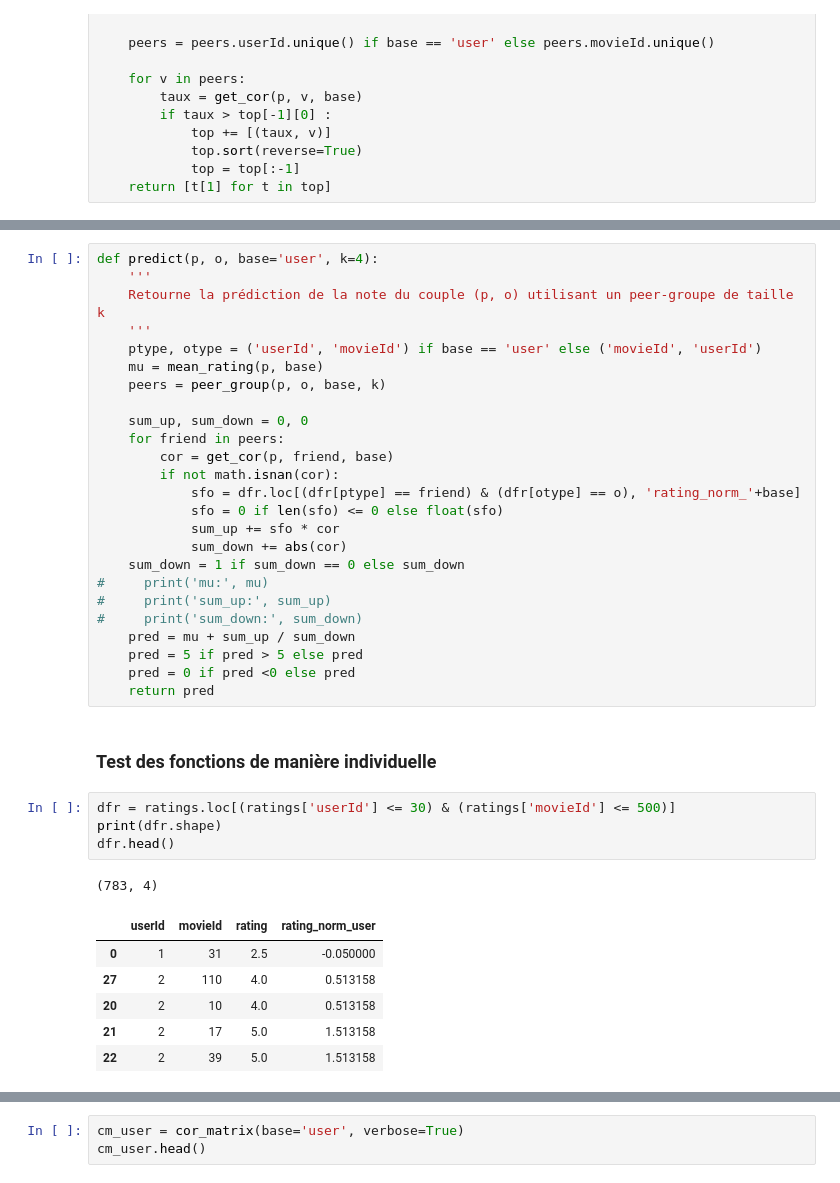
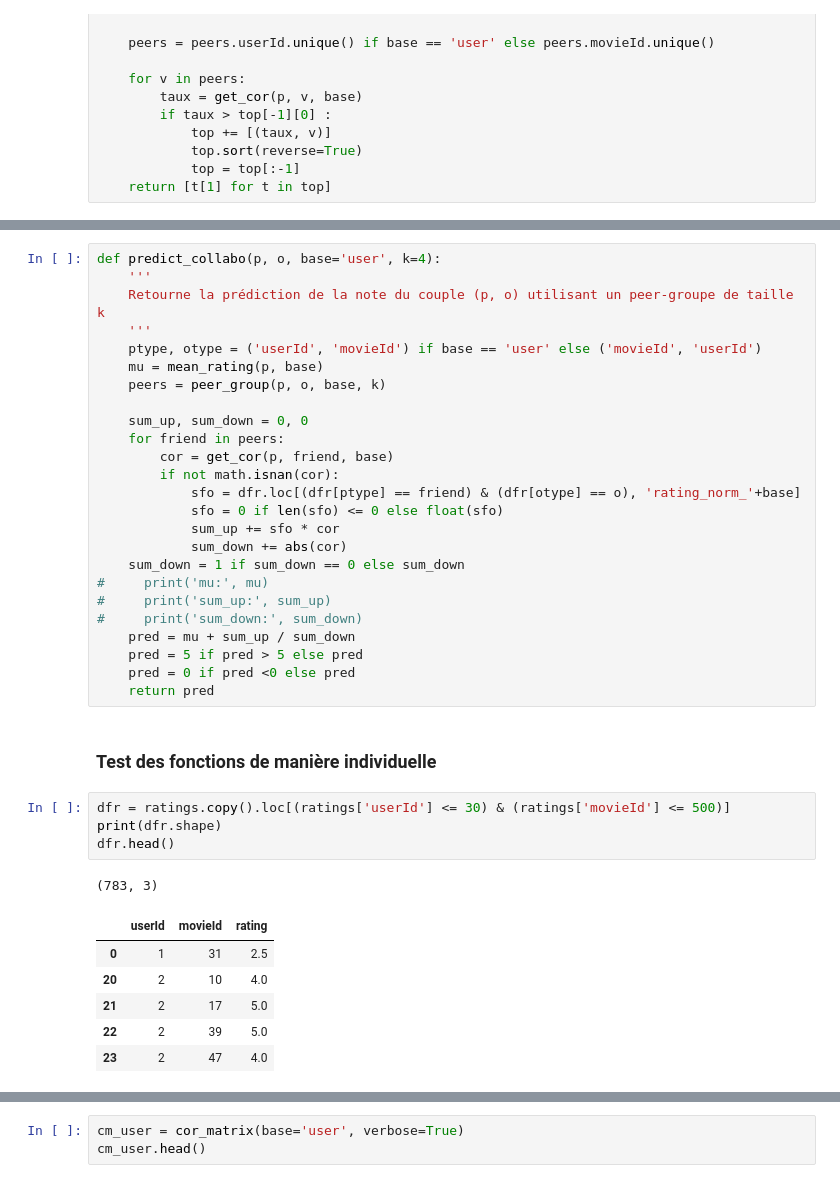
Before and after one commit to AnitaDurr/MovieRecommandation, a Jupyter notebook: MovieNotebook.ipynb, the cells around one changed output, grey strips where cells are left out. Drawn from its saved outputs; the diff is of its cells as text.

```diff
--- a/MovieNotebook.ipynb
+++ b/MovieNotebook.ipynb
@@ -454,5 +531,5 @@ def peer_group(p, o, base='user', k=4):
 # %%
-def predict(p, o, base='user', k=4):
+def predict_collabo(p, o, base='user', k=4):
     '''
     Retourne la prédiction de la note du couple (p, o) utilisant un peer-groupe de taille k
     '''
@@ -479,14 +556,14 @@ def predict(p, o, base='user', k=4):
 # %% [markdown]
 ### Test des fonctions de manière individuelle
 # %%
-dfr = ratings.loc[(ratings['userId'] <= 30) & (ratings['movieId'] <= 500)]
+dfr = ratings.copy().loc[(ratings['userId'] <= 30) & (ratings['movieId'] <= 500)]
 print(dfr.shape)
 dfr.head()
 # %% [output]
-(783, 4)
+(783, 3)
-|  | userId | movieId | rating | rating_norm_user |
-| 0 | 1 | 31 | 2.5 | -0.050000 |
-| 27 | 2 | 110 | 4.0 | 0.513158 |
-| 20 | 2 | 10 | 4.0 | 0.513158 |
-| 21 | 2 | 17 | 5.0 | 1.513158 |
-| 22 | 2 | 39 | 5.0 | 1.513158 |
+|  | userId | movieId | rating |
+| 0 | 1 | 31 | 2.5 |
+| 20 | 2 | 10 | 4.0 |
+| 21 | 2 | 17 | 5.0 |
+| 22 | 2 | 39 | 5.0 |
+| 23 | 2 | 47 | 4.0 |
```
Also changed, not shown: parts of 45 cells of this notebook.
